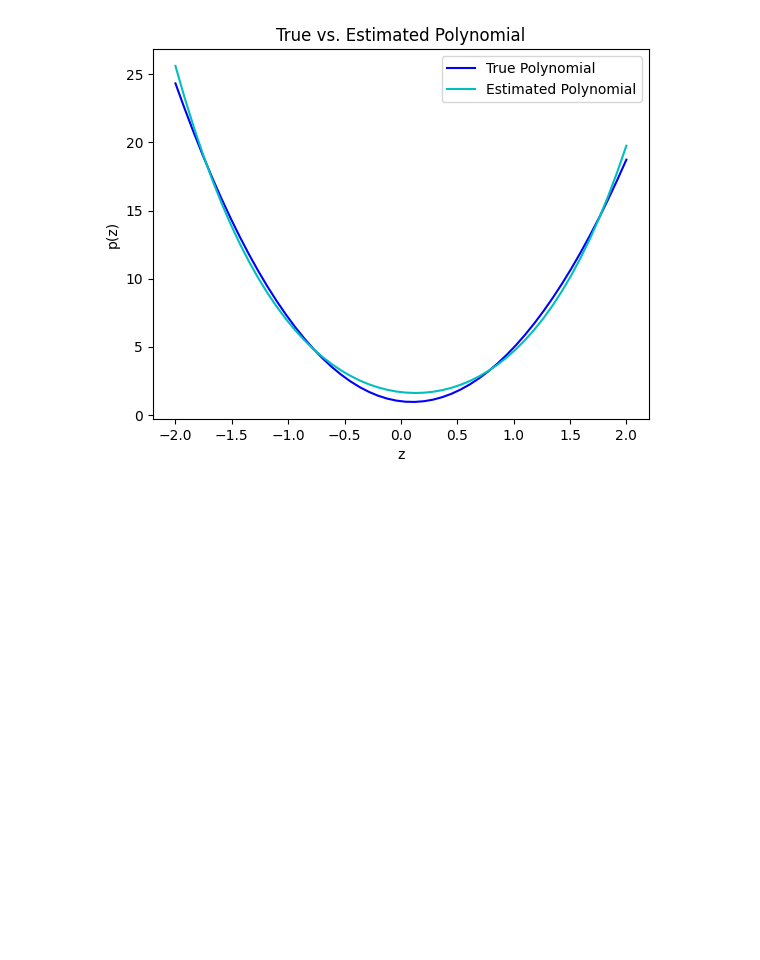
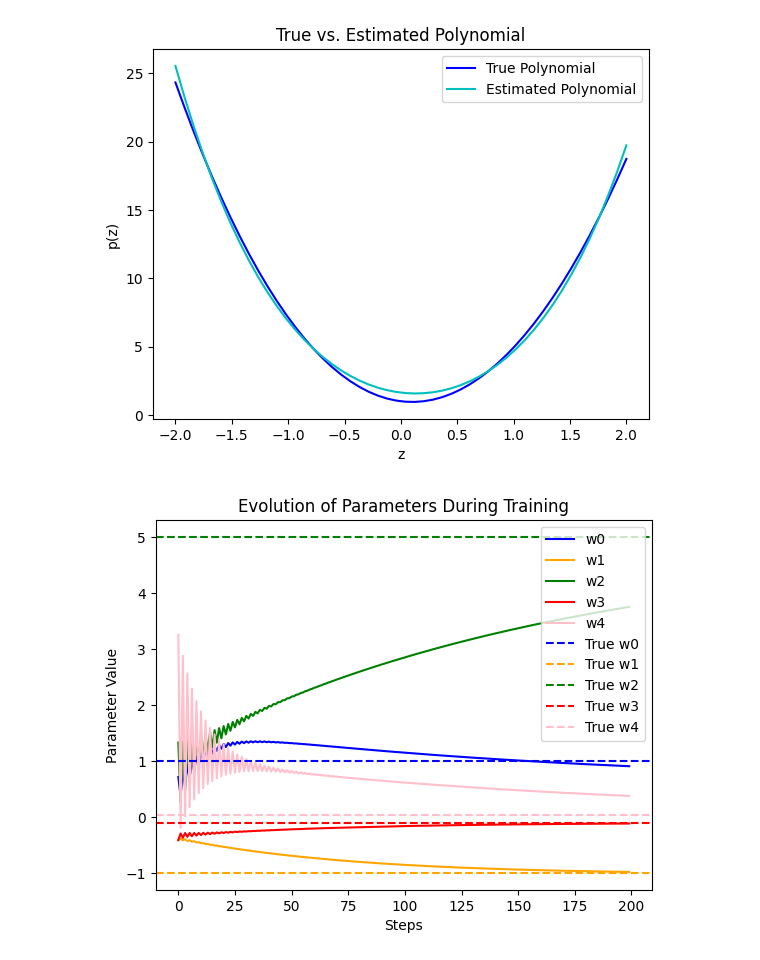
Before and after one commit to cricci3/DeepLearningLab-Assignment1, a Jupyter notebook: CLAUDIO_RICCI.ipynb, the cells around one changed output. Saved outputs shown, nothing was run; the diff lists cells and outputs as text; code cells hidden in the pictures; blank space fills up the shorter version.

```diff
--- a/CLAUDIO_RICCI.ipynb
+++ b/CLAUDIO_RICCI.ipynb
@@ -210,3 +219,32 @@ plt.legend()
 plt.show()
 # %% [output]
 [figure]
+# %%
+'''
+Code for Q9
+'''
+weight_array = np.array(weight_list)
+#bias_array = np.array(bias_list)
+
+# Plotta i pesi
+plt.plot(np.arange(n_steps), weight_array[:, 0], label=f'w0', color='blue')
+plt.plot(np.arange(n_steps), weight_array[:, 1], label=f'w1', color='orange')
+plt.plot(np.arange(n_steps), weight_array[:, 2], label=f'w2', color='green')
+plt.plot(np.arange(n_steps), weight_array[:, 3], label=f'w3', color='red')
+plt.plot(np.arange(n_steps), weight_array[:, 4], label=f'w4', color='pink')
+
+
+# Aggiungi linee orizzontali per i valori veri
+plt.axhline(y=coeffs[0], linestyle='--', label=f'True w0', color='blue')
+plt.axhline(y=coeffs[1], linestyle='--', label=f'True w1', color='orange')
+plt.axhline(y=coeffs[2], linestyle='--', label=f'True w2', color='green')
+plt.axhline(y=coeffs[3], linestyle='--', label=f'True w3', color='red')
+plt.axhline(y=coeffs[4], linestyle='--', label=f'True w4', color='pink')
+
+plt.xlabel('Steps')
+plt.ylabel('Parameter Value')
+plt.title('Evolution of Parameters During Training')
+plt.legend()
+plt.show()
+# %% [output]
+[figure, added]
```
Also changed, not shown: parts of 3 cells of this notebook.
